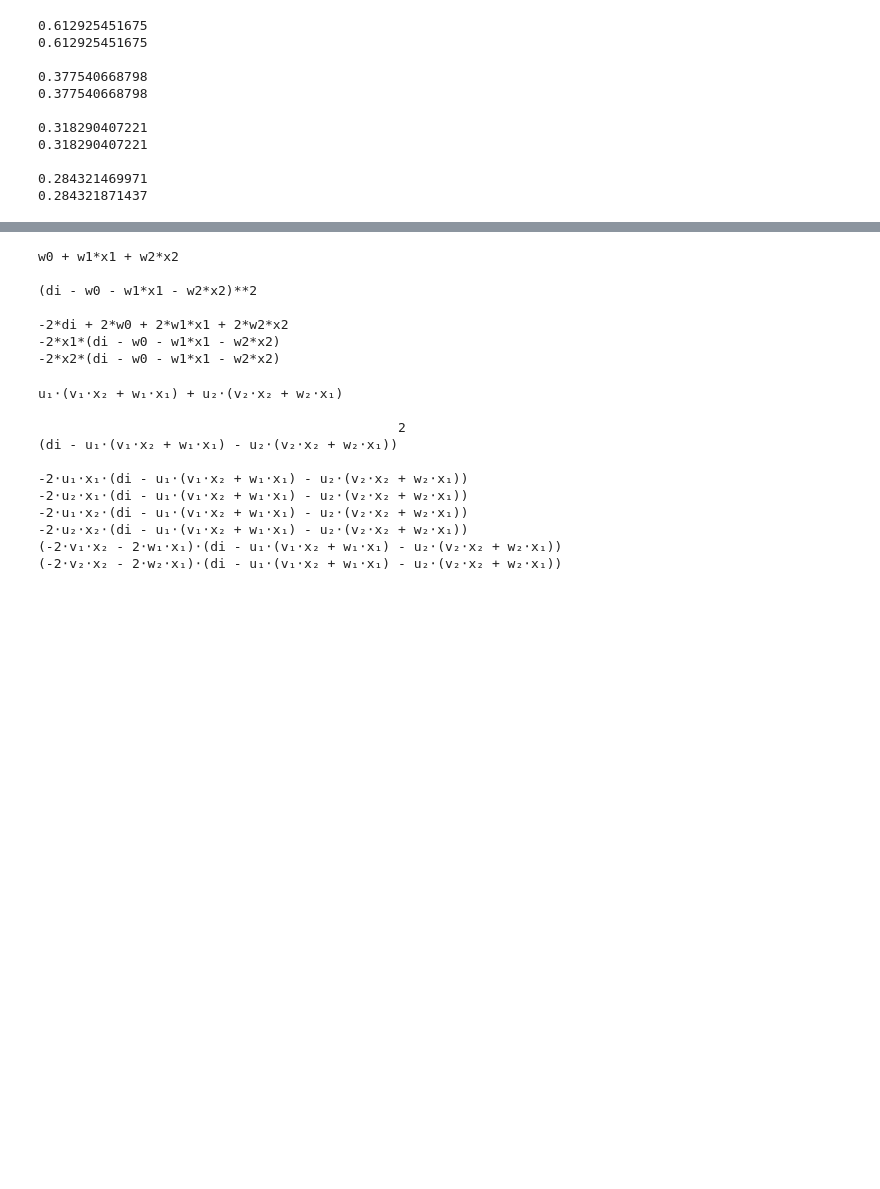
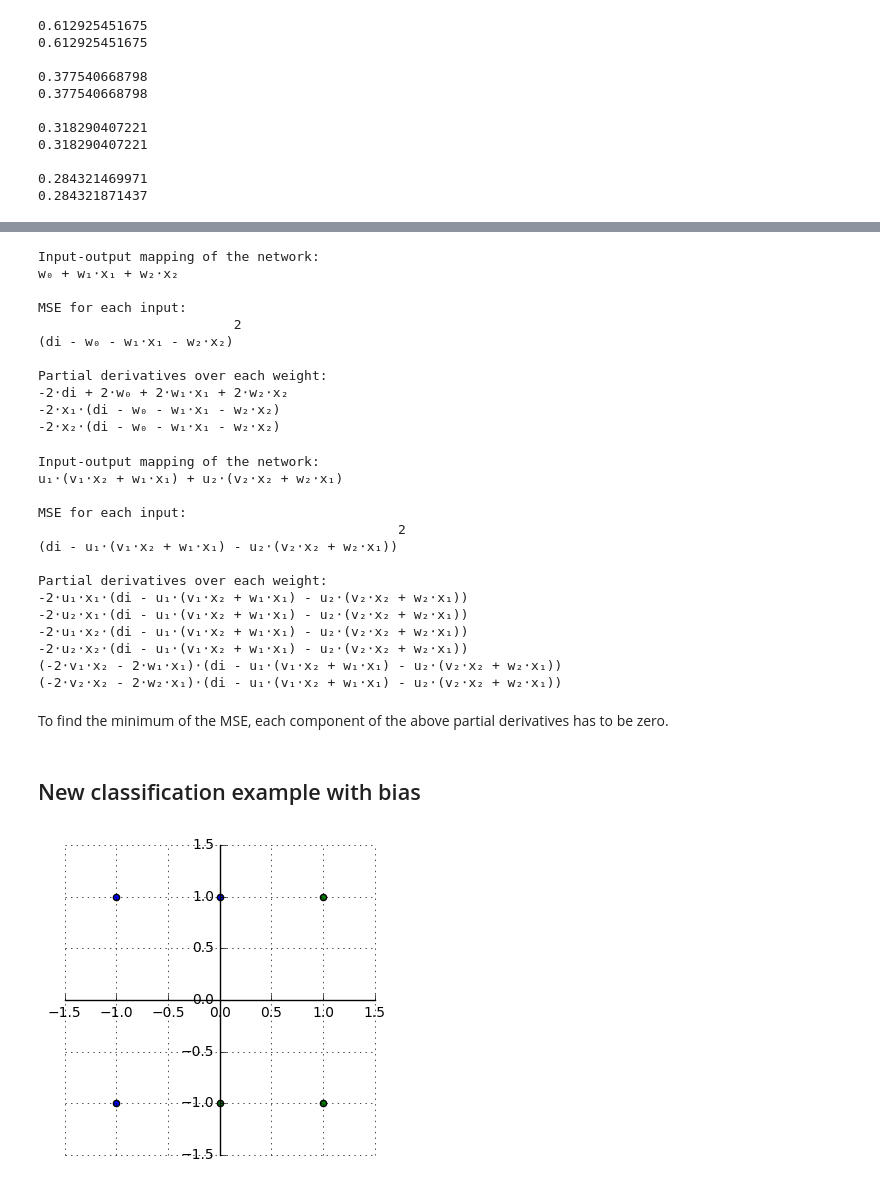
Before and after one commit to minhnh/hbrs_courses, a Jupyter notebook: 16w_nn/NN_MinhNguyen_20161010_exercises.ipynb, the cells around one changed output, grey strips where cells are left out. Saved outputs shown, nothing was run; the diff lists cells and outputs as text; code cells hidden in the pictures; blank space fills up the shorter version.

```diff
--- a/16w_nn/NN_MinhNguyen_20161010_exercises.ipynb
+++ b/16w_nn/NN_MinhNguyen_20161010_exercises.ipynb
@@ -128,5 +138,6 @@ ex4_adaline_1 = network_ex4_adaline_1([x2,x1],[w2,w1,w0])
 # %%
-print(ex4_adaline_1)
+print("Input-output mapping of the network:")
+sp.pprint(ex4_adaline_1)
 print()
 
 # measurement di
@@ -135,20 +146,26 @@ di = sp.symbols("di")
 # MSE component Ei
 Ei = (di - ex4_adaline_1)**2
 
-print(Ei)
+print("MSE for each input:")
+sp.pprint(Ei)
 print()
 
-print(sp.diff(Ei, w0))
-print(sp.diff(Ei, w1))
-print(sp.diff(Ei, w2))
+print("Partial derivatives over each weight:")
+sp.pprint(sp.diff(Ei, w0))
+sp.pprint(sp.diff(Ei, w1))
+sp.pprint(sp.diff(Ei, w2))
 # %% [output]
-w0 + w1*x1 + w2*x2
+Input-output mapping of the network:
+w₀ + w₁⋅x₁ + w₂⋅x₂
 
-(di - w0 - w1*x1 - w2*x2)**2
+MSE for each input:
+                         2
+(di - w₀ - w₁⋅x₁ - w₂⋅x₂)
 
--2*di + 2*w0 + 2*w1*x1 + 2*w2*x2
--2*x1*(di - w0 - w1*x1 - w2*x2)
--2*x2*(di - w0 - w1*x1 - w2*x2)
+Partial derivatives over each weight:
+-2⋅di + 2⋅w₀ + 2⋅w₁⋅x₁ + 2⋅w₂⋅x₂
+-2⋅x₁⋅(di - w₀ - w₁⋅x₁ - w₂⋅x₂)
+-2⋅x₂⋅(di - w₀ - w₁⋅x₁ - w₂⋅x₂)
 # %%
 def network_ex4_adaline_2(inputs, weights):
     inputs = np.array(inputs)
@@ -165,6 +182,7 @@ v1, v2, u1, u2 = sp.symbols("v1 v2 u1 u2")
 
 ex4_adaline_2 = network_ex4_adaline_2([x1,x2],[w1,v1,w2,v2,u1,u2])
 # %%
+print("Input-output mapping of the network:")
 sp.pprint(ex4_adaline_2)
 print()
 
@@ -174,9 +192,11 @@ di = sp.symbols("di")
 # MSE component Ei
 Ei = (di - ex4_adaline_2)**2
 
+print("MSE for each input:")
 sp.pprint(Ei)
 print()
 
+print("Partial derivatives over each weight:")
 sp.pprint(sp.diff(Ei, w1))
 sp.pprint(sp.diff(Ei, w2))
 sp.pprint(sp.diff(Ei, v1))
@@ -184,14 +204,52 @@ sp.pprint(sp.diff(Ei, v2))
 sp.pprint(sp.diff(Ei, u1))
 sp.pprint(sp.diff(Ei, u2))
 # %% [output]
+Input-output mapping of the network:
 u₁⋅(v₁⋅x₂ + w₁⋅x₁) + u₂⋅(v₂⋅x₂ + w₂⋅x₁)
 
+MSE for each input:
                                               2
 (di - u₁⋅(v₁⋅x₂ + w₁⋅x₁) - u₂⋅(v₂⋅x₂ + w₂⋅x₁))
 
+Partial derivatives over each weight:
 -2⋅u₁⋅x₁⋅(di - u₁⋅(v₁⋅x₂ + w₁⋅x₁) - u₂⋅(v₂⋅x₂ + w₂⋅x₁))
 -2⋅u₂⋅x₁⋅(di - u₁⋅(v₁⋅x₂ + w₁⋅x₁) - u₂⋅(v₂⋅x₂ + w₂⋅x₁))
 -2⋅u₁⋅x₂⋅(di - u₁⋅(v₁⋅x₂ + w₁⋅x₁) - u₂⋅(v₂⋅x₂ + w₂⋅x₁))
 -2⋅u₂⋅x₂⋅(di - u₁⋅(v₁⋅x₂ + w₁⋅x₁) - u₂⋅(v₂⋅x₂ + w₂⋅x₁))
 (-2⋅v₁⋅x₂ - 2⋅w₁⋅x₁)⋅(di - u₁⋅(v₁⋅x₂ + w₁⋅x₁) - u₂⋅(v₂⋅x₂ + w₂⋅x₁))
 (-2⋅v₂⋅x₂ - 2⋅w₂⋅x₁)⋅(di - u₁⋅(v₁⋅x₂ + w₁⋅x₁) - u₂⋅(v₂⋅x₂ + w₂⋅x₁))
+# %% [markdown]
+To find the minimum of the MSE, each component of the above partial derivatives has to be zero.
+# %% [markdown]
+## New classification example with bias
+# %%
+x_c1 = np.array([1,1,0])
+y_c1 = np.array([1,-1,-1])
+x_c2 = np.array([-1,-1,0])
+y_c2 = np.array([-1,1,1])
+
+fig, ax = plt.subplots()
+
+ax.scatter(x_c1, y_c1, c='g')
+ax.scatter(x_c2, y_c2, c='b')
+
+ax.set_aspect('equal')
+ax.grid(True, which='both')
+
+# set the x-spine (see below for more info on `set_position`)
+ax.spines['left'].set_position('zero')
+
+# turn off the right spine/ticks
+ax.spines['right'].set_color('none')
+ax.yaxis.tick_left()
+
+# set the y-spine
+ax.spines['bottom'].set_position('zero')
+
+# turn off the top spine/ticks
+ax.spines['top'].set_color('none')
+ax.xaxis.tick_bottom()
+
+plt.show(fig)
+# %% [output]
+[figure, added]
```
Also changed, not shown: parts of 4 cells of this notebook.
